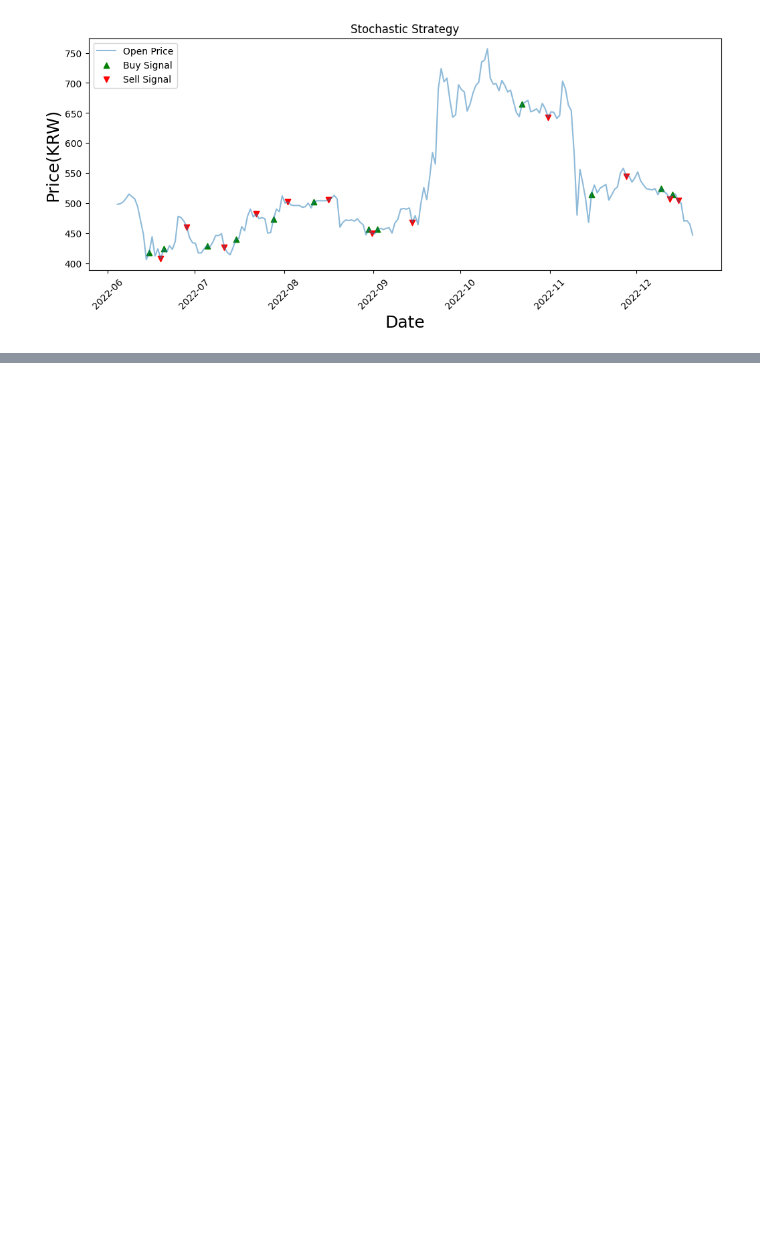
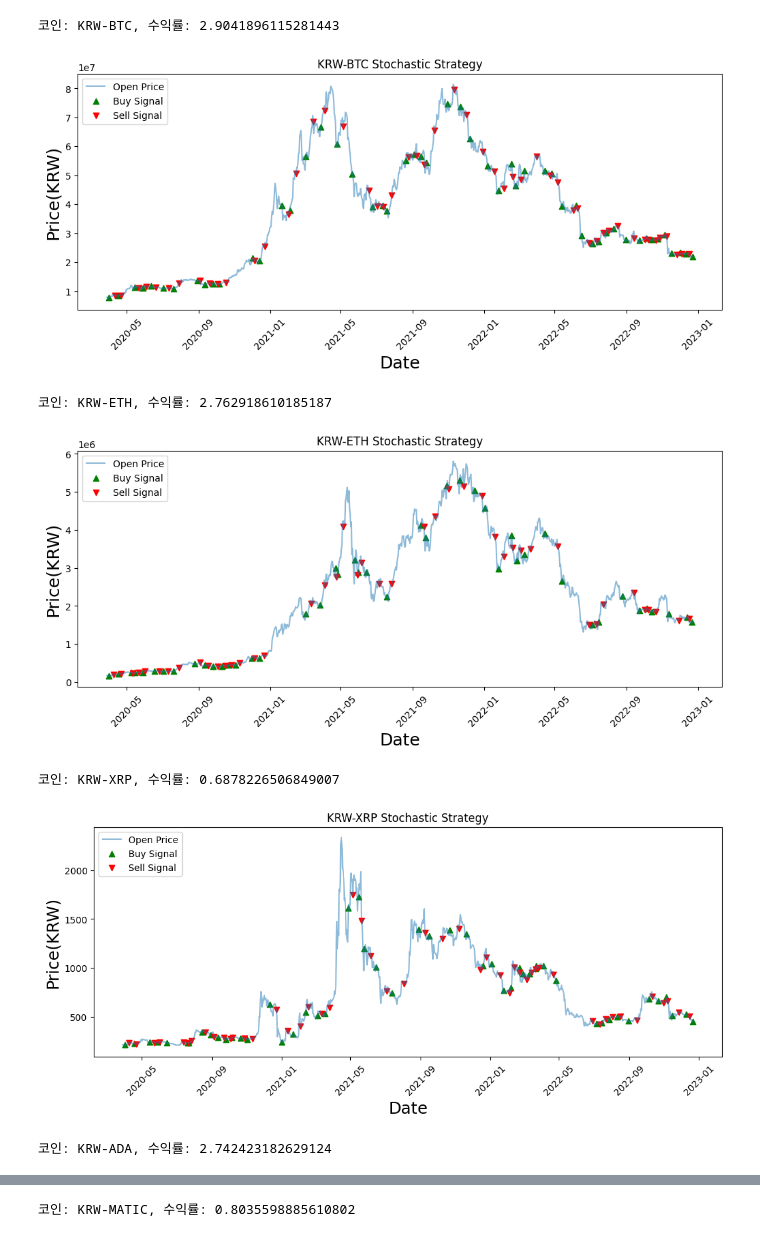
Before and after one commit to junmanbo/upbit-autotrading, a Jupyter notebook: backtesting_short.ipynb, the cells around one changed output, grey strips where cells are left out. Drawn from its saved outputs; the diff is of its cells as text; code cells hidden in the pictures; blank space fills up the shorter version.

Commit message:
several coins

```diff
--- a/backtesting_short.ipynb
+++ b/backtesting_short.ipynb
@@ -18,14 +18,14 @@ def calStochastic(df, n, m, t):
 # 원하는 코인의 stochastic slow 값 가져오기
 # 매수 조건, 매도 조건에 따라 거래 시점 표시
 def cal_buy_sell(coin="KRW-BTC"):
-    df = pyupbit.get_ohlcv(ticker=coin, interval="day")
+    df = pyupbit.get_ohlcv(ticker=coin, interval="day", count=1000)
     df = calStochastic(df, 9, 3, 3)
     # 교차 지점에서 slow k가 더 크고, 50미만 일 때 매수
     # 교차 지점에서 slow d가 더 크면 매도
     # if slow_d[-2] > slow_k[-2] and slow_k[-1] > slow_d[-1] and slow_k < 50:
-    df['buy'] = np.where((df.slowD.shift(2) > df.slowK.shift(2)) & (df.slowK.shift(1) > df.slowD.shift(1)) & (df.slowK.shift(1) < 50), 1, 0)
-    df['sell'] = np.where((df.slowK.shift(2) > df.slowD.shift(2)) & (df.slowD.shift(1) > df.slowK.shift(1)) & (df.buy.cumsum() > 0), 1, 0)
-    # df['sell'] = np.where((df.slowK.shift(2) > df.slowD.shift(2)) & (df.slowD.shift(1) > df.slowK.shift(1)) & (df.buy.cumsum() > 0) & (df.slowK.shift(1) > 70), 1, 0)
+    df['buy'] = np.where((df.slowD.shift(2) > df.slowK.shift(2)) & (df.slowK.shift(1) > df.slowD.shift(1)) & (df.slowK.shift(2) < 50), 1, 0)
+    df['sell'] = np.where((df.slowK.shift(2) > df.slowD.shift(2)) & (df.slowD.shift(1) > df.slowK.shift(1)) & (df.slowK.shift(2) > 50), 1, 0)
+
     return df
 # %%
 # 수익률 계산
@@ -50,7 +50,7 @@ def cal_profit(df):
 
             # 수익률 누적 곱으로 총 수익률 계산
             profit *= 1 + (sell_price - buy_price) / buy_price
-            print(profit)
+            # print(profit)
         else:
             buy_signal.append(np.nan)
             sell_signal.append(np.nan)
@@ -58,27 +58,40 @@ def cal_profit(df):
     df['buy_price'] = buy_signal
     df['sell_price'] = sell_signal
 
-    print(f'수익률: {profit}')
+    # print(f'수익률: {profit}')
     # 수수료 빼는 코드 추가하기
 
-    return df
+    return df, profit
 # %%
-def show_graph(df):
+def show_graph(df, coin):
     plt.figure(figsize=(12.2, 4.5))
     plt.plot(df.index, df['open'], alpha=0.5, label='Open Price')
     plt.scatter(df.index, df['buy_price'], color='green', label='Buy Signal', marker='^', alpha=1)
     plt.scatter(df.index, df['sell_price'], color='red', label='Sell Signal', marker='v', alpha=1)
-    plt.title('Stochastic Strategy')
+    plt.title(f'{coin} Stochastic Strategy')
 
     plt.xlabel('Date', fontsize=18)
     plt.xticks(rotation=45)
     plt.ylabel('Price(KRW)', fontsize=18)
     plt.legend(loc='upper left')
     plt.show()
-# %% [output]
-[figure, removed]
 # %%
 # 테스트할 코인들
-coins = ['KRW-BTC', 'KRW-ETH', 'KRW-XRP', 'KRW-DOGE', 'KRW-ADA',
-'KRW-MATIC', 'KRW-DOT', 'KRW-TRX', 'KRW-SOL', 'KRW-AVAX',
-'KRW-LINK', 'KRW-ATOM', 'KRW-ETC', 'KRW-BCH', 'KRW-XLM']
+coins = ['KRW-BTC', 'KRW-ETH', 'KRW-XRP', 'KRW-ADA', 'KRW-MATIC',
+        'KRW-TRX', 'KRW-SOL', 'KRW-LINK', 'KRW-ETC', 'KRW-BCH', 'KRW-XLM']
+
+for coin in coins:
+    df = cal_buy_sell(coin)
+    df, profit = cal_profit(df)
+    # print(df.head(30))
+    print(f'코인: {coin}, 수익률: {profit}')
+    show_graph(df, coin)
+    # break
+# %% [output]
+코인: KRW-BTC, 수익률: 2.9041896115281443
+[figure, added]
+코인: KRW-ETH, 수익률: 2.762918610185187
+[figure, added]
+코인: KRW-XRP, 수익률: 0.6878226506849007
+[figure, added]
+코인: KRW-ADA, 수익률: 2.742423182629124
@@ -84,0 +99 @@ coins = ['KRW-BTC', 'KRW-ETH', 'KRW-XRP', 'KRW-DOGE', 'KRW-ADA',
+코인: KRW-MATIC, 수익률: 0.8035598885610802
```
Also changed, not shown: parts of 1 cell of this notebook.
